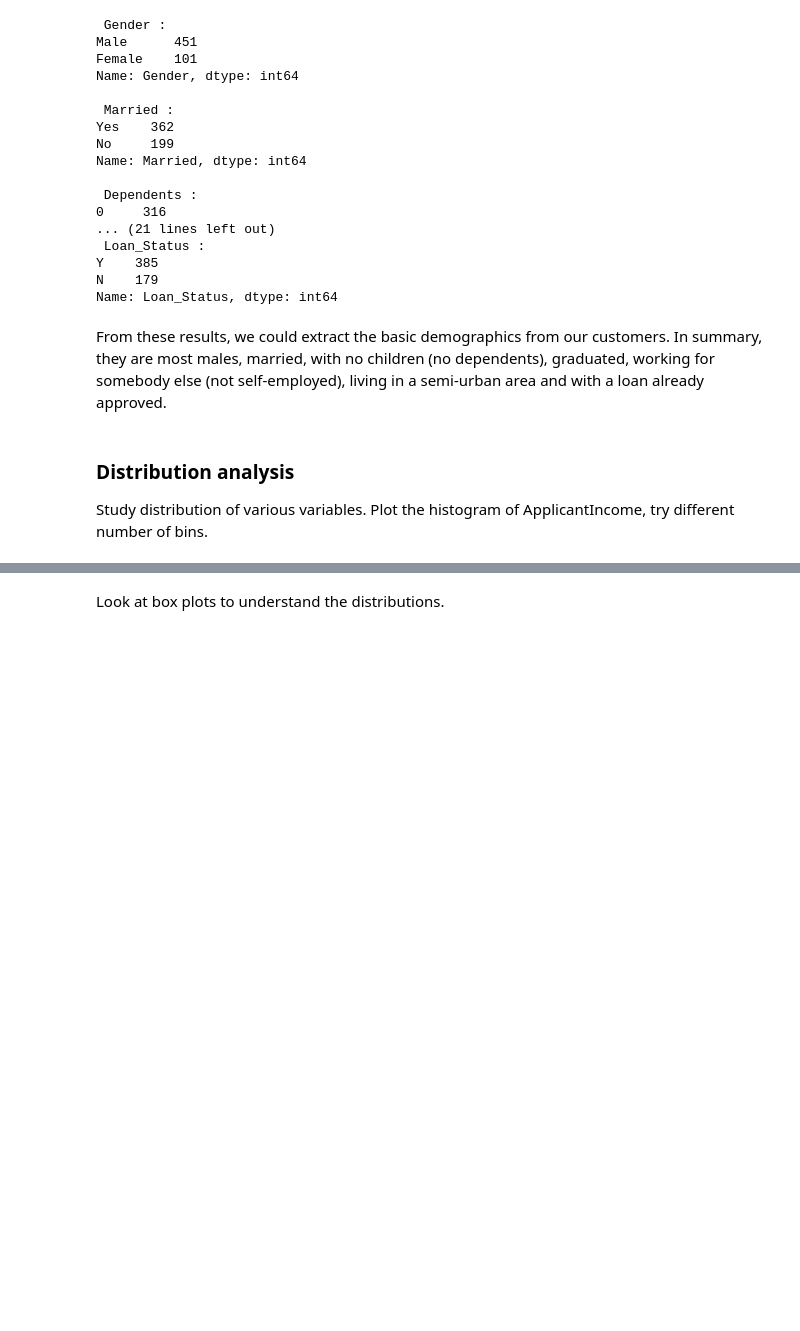
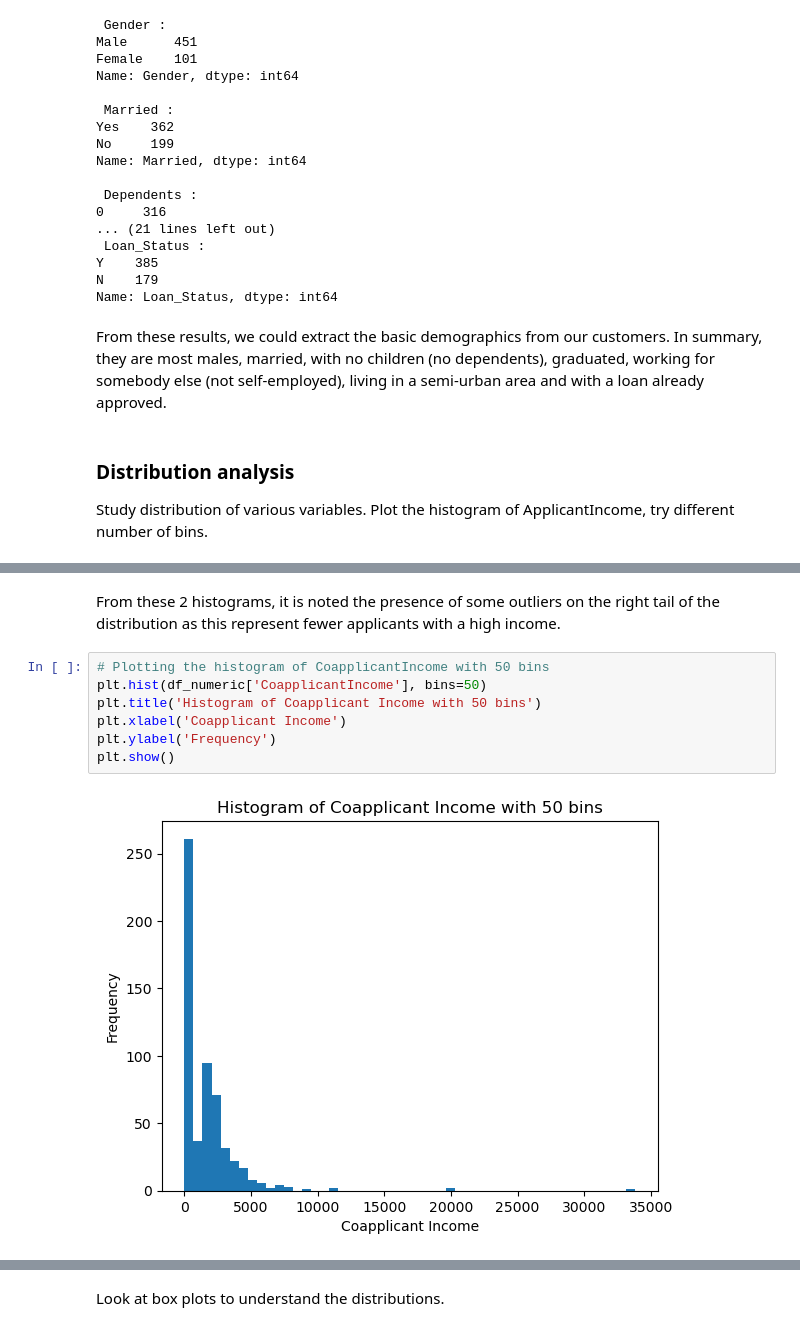
Before and after one commit to rafaelaqfc/Loan-Prediction-Project, a Jupyter notebook: notebooks/instructions.ipynb, the cells around one changed output, grey strips where cells are left out. Cells and saved outputs as stored; diff of their text form; blank space fills up the shorter version.

```diff
--- a/notebooks/instructions.ipynb
+++ b/notebooks/instructions.ipynb
@@ -341,0 +360,11 @@ Study distribution of various variables. Plot the histogram of ApplicantIncome,
+# %% [markdown]
+From these 2 histograms, it is noted the presence of some outliers on the right tail of the distribution as this represent fewer applicants with a high income.
+# %%
+# Plotting the histogram of CoapplicantIncome with 50 bins
+plt.hist(df_numeric['CoapplicantIncome'], bins=50)
+plt.title('Histogram of Coapplicant Income with 50 bins')
+plt.xlabel('Coapplicant Income')
+plt.ylabel('Frequency')
+plt.show()
+# %% [output]
+[figure, added]
```
Also changed, not shown: parts of 23 cells of this notebook.
